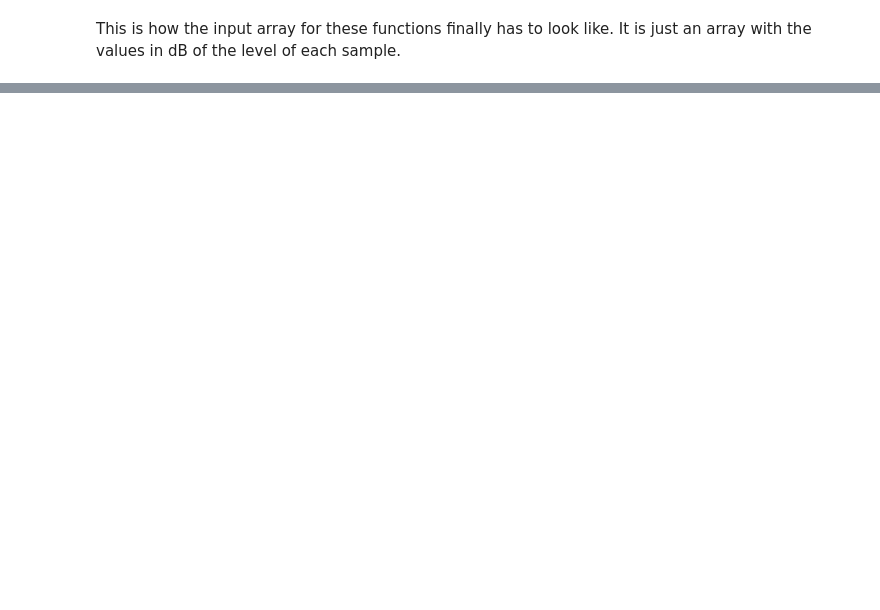
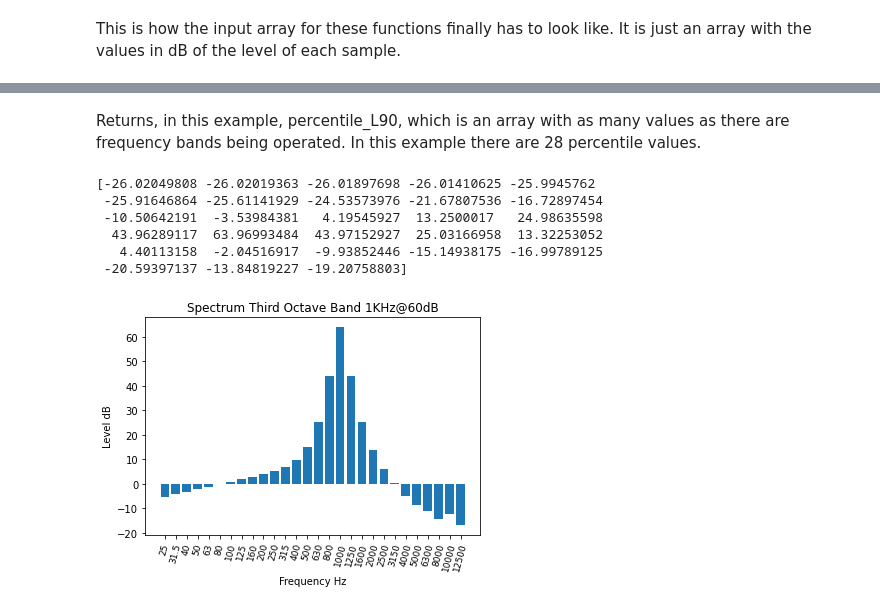
Before and after one commit to Eomys/MoSQITo, a Jupyter notebook: tutorials/tuto_sound_level_meter.ipynb, the cells around one changed output, grey strips where cells are left out. Cells and saved outputs as stored; diff of their text form; code cells hidden in the pictures; blank space fills up the shorter version.

```diff
--- a/tutorials/tuto_sound_level_meter.ipynb
+++ b/tutorials/tuto_sound_level_meter.ipynb
@@ -494,0 +403,54 @@ plt.show()
+# %%
+# Empty array to keep the levels (dB) of each one of the samples of a specific frequency band.
+main_freq = np.zeros(spectrum_signal_samples.shape[1])
+
+# Empty array to store the L90 values of each frequency band.
+percentile_L90_3oct = np.zeros(freq_3oct.shape[0])
+
+# For each frequency band you perform the operation.
+for i in range(freq_3oct.shape[0]):
+    # Save the values of a frequency band.
+    for j in range(spectrum_signal_samples.shape[1]):
+        main_freq[j] = spectrum_signal_samples[i,j]
+        # Calculate the percentiles with the values. "q" of np.percentile = 100 - N (N of LN).
+        L90 = np.percentile(main_freq, 10,interpolation='linear')
+
+    # Save in each array the values corresponding to its percentile. Each value of the array line belongs
+    # to a frequency band.
+    percentile_L90_3oct[i] = L90
+# %% [markdown]
+Returns, in this example,  percentile_L90, which is an array with as many values as there are frequency bands being operated. In this example there are 28 percentile values.
+# %%
+print(percentile_L90_3oct)
+
+freqs = ['25', '31.5', '40', '50', '63', '80', '100', '125', '160', '200', '250', '315',
+        '400', '500', '630', '800', '1000', '1250', '1600', '2000', '2500', '3150', '4000', '5000', '6300', '8000',
+        '10000', '12500']
+values = Leq_3oct
+
+# The figure  is created
+fig = plt.figure ()
+# The object inside the figure is created
+ax = fig.add_subplot (1, 1, 1)
+
+# Legend on the y axis
+plt.ylabel ('Level dB')
+# Legend on the x axis
+plt.xlabel ('Frequency Hz')
+# Graphic Title
+plt.title ('Spectrum Third Octave Band 1KHz@60dB')
+
+# Bar graph is created
+ax.bar (freqs, values, color = "C0")
+# Rotation of the x axis data
+ax.set_xticklabels (freqs, rotation = 75, fontsize = 9)
+# Show the graph
+plt.show()
+# %% [output]
+[-26.02049808 -26.02019363 -26.01897698 -26.01410625 -25.9945762
+ -25.91646864 -25.61141929 -24.53573976 -21.67807536 -16.72897454
+ -10.50642191  -3.53984381   4.19545927  13.2500017   24.98635598
+  43.96289117  63.96993484  43.97152927  25.03166958  13.32253052
+   4.40113158  -2.04516917  -9.93852446 -15.14938175 -16.99789125
+ -20.59397137 -13.84819227 -19.20758803]
+[figure, added]
```
Also changed, not shown: parts of 55 cells of this notebook.
